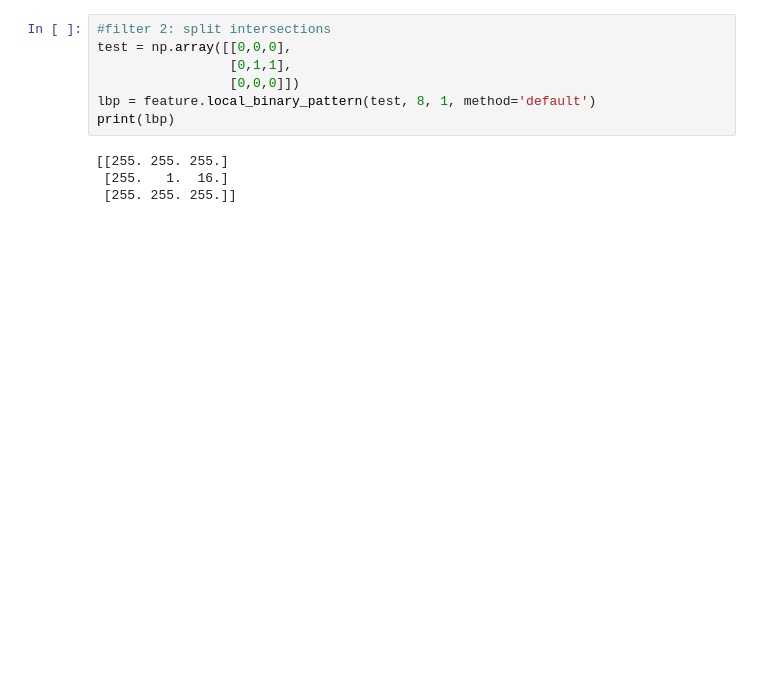
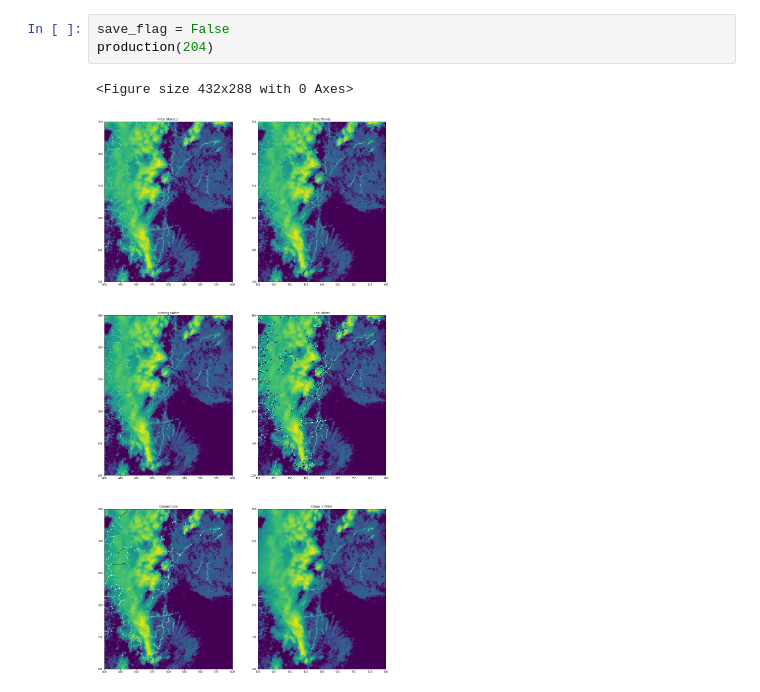
Before and after one commit to joshua-wx/bonn_project, a Jupyter notebook: LBDT/boundary_detect_dev.ipynb, the cells around one changed output. Cells and saved outputs as stored; diff of their text form; blank space fills up the shorter version.

```diff
--- a/LBDT/boundary_detect_dev.ipynb
+++ b/LBDT/boundary_detect_dev.ipynb
@@ -346,11 +681,6 @@ processing timestep 1375805700.0
-# %%
-#filter 2: split intersections
-test = np.array([[0,0,0],
-                 [0,1,1],
-                 [0,0,0]])
-lbp = feature.local_binary_pattern(test, 8, 1, method='default')
-print(lbp)
-# %% [output]
-[[255. 255. 255.]
- [255.   1.  16.]
- [255. 255. 255.]]
+# %%
+save_flag = False
+production(204)
+# %% [output]
+<Figure size 432x288 with 0 Axes>
+[figure, added]
```
Also changed, not shown: parts of 16 cells of this notebook, 32 other files.
